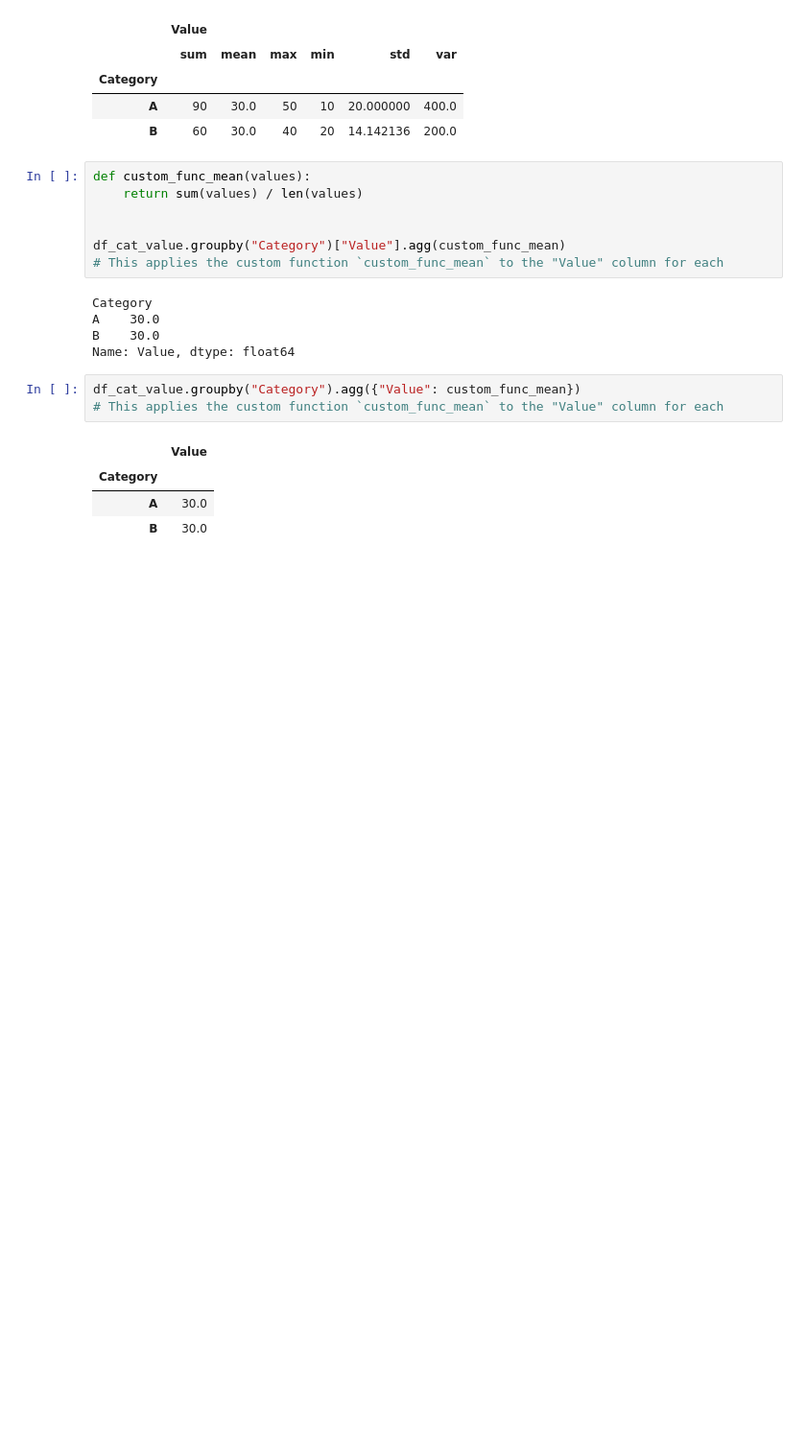
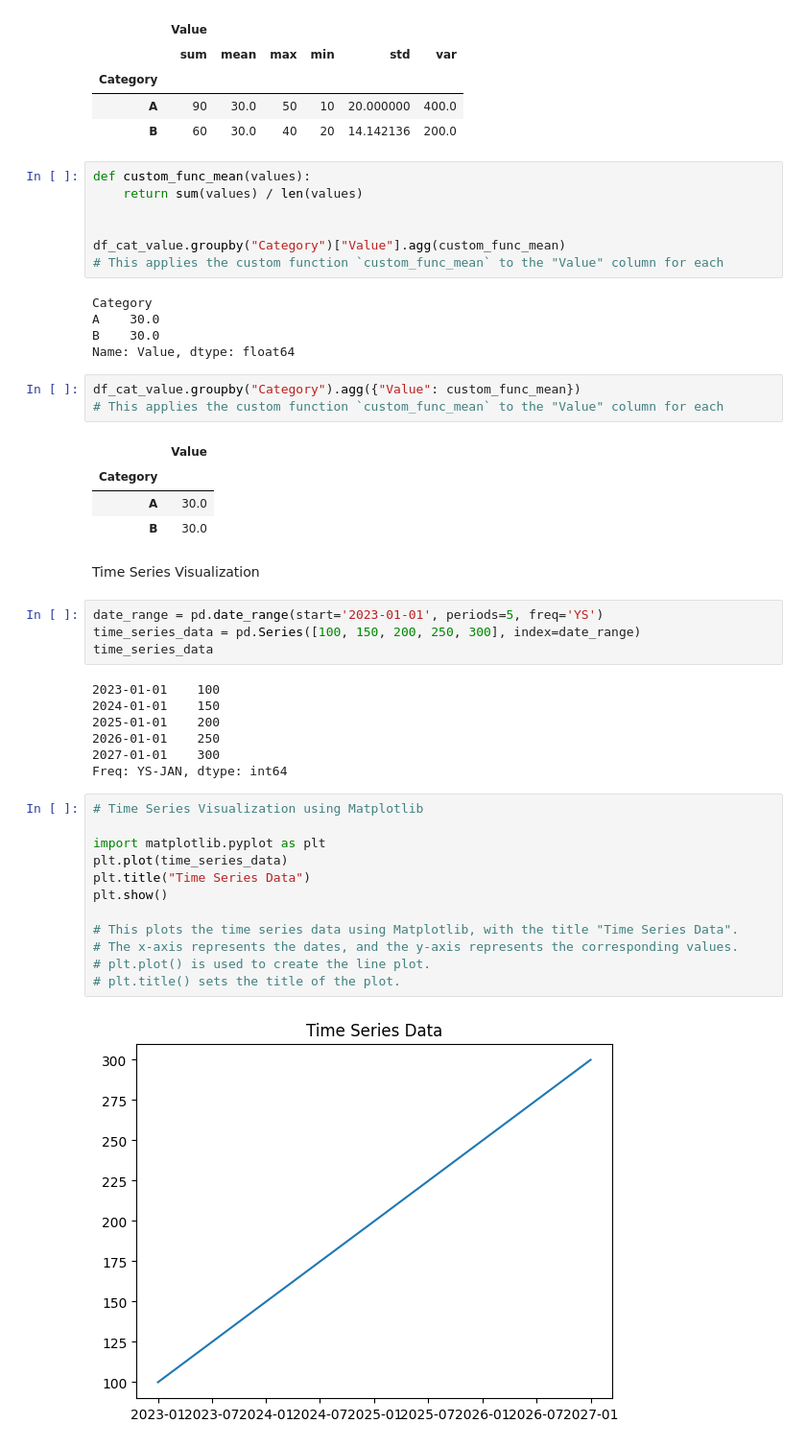
Before and after one commit to srinivasskc/my_datascience_journal, a Jupyter notebook: pandas_notebook.ipynb, the cells around one changed output. Shown at 96% size. Saved outputs shown, nothing was run; the diff lists cells and outputs as text; blank space fills up the shorter version.

Commit message:
Pandas - Time series data visualization using matplotlib

```diff
--- a/pandas_notebook.ipynb
+++ b/pandas_notebook.ipynb
@@ -2446,3 +2446,30 @@ df_cat_value.groupby("Category").agg({"Value": custom_func_mean})
 | Category |  |
 | A | 30.0 |
 | B | 30.0 |
+# %% [markdown]
+Time Series Visualization
+# %%
+date_range = pd.date_range(start='2023-01-01', periods=5, freq='YS')
+time_series_data = pd.Series([100, 150, 200, 250, 300], index=date_range)
+time_series_data
+# %% [output]
+2023-01-01    100
+2024-01-01    150
+2025-01-01    200
+2026-01-01    250
+2027-01-01    300
+Freq: YS-JAN, dtype: int64
+# %%
+# Time Series Visualization using Matplotlib
+
+import matplotlib.pyplot as plt
+plt.plot(time_series_data)
+plt.title("Time Series Data")
+plt.show()
+
+# This plots the time series data using Matplotlib, with the title "Time Series Data".
+# The x-axis represents the dates, and the y-axis represents the corresponding values.
+# plt.plot() is used to create the line plot.
+# plt.title() sets the title of the plot.
+# %% [output]
+[figure, added]
```
Also changed, not shown: parts of 3 cells of this notebook.
